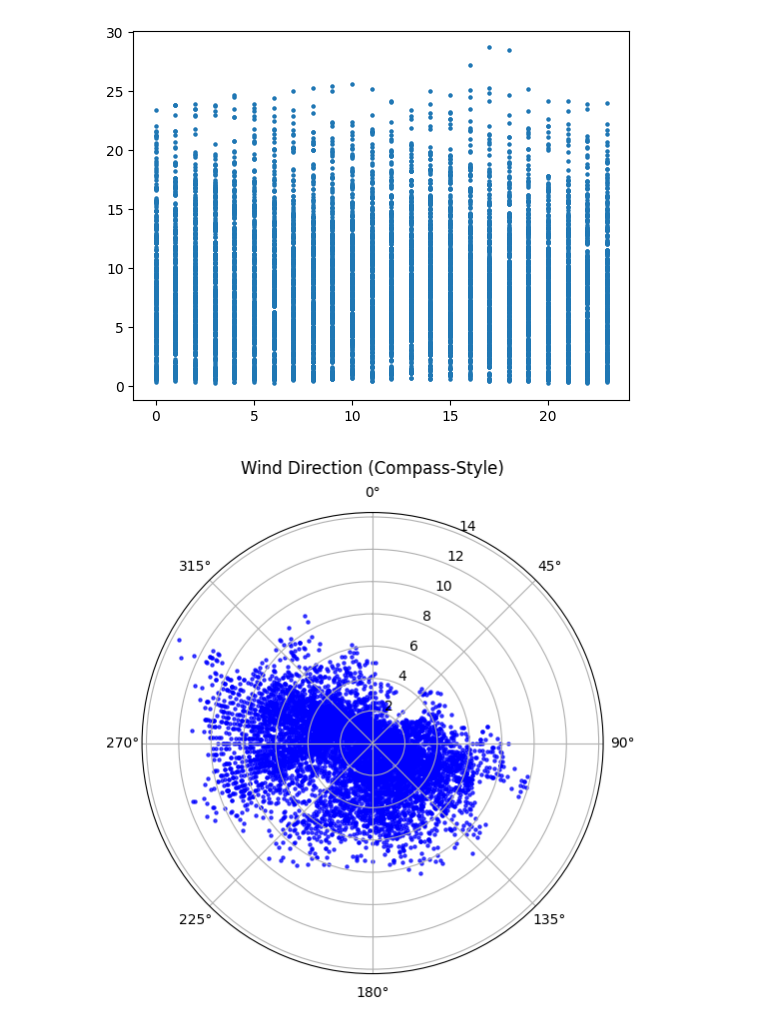
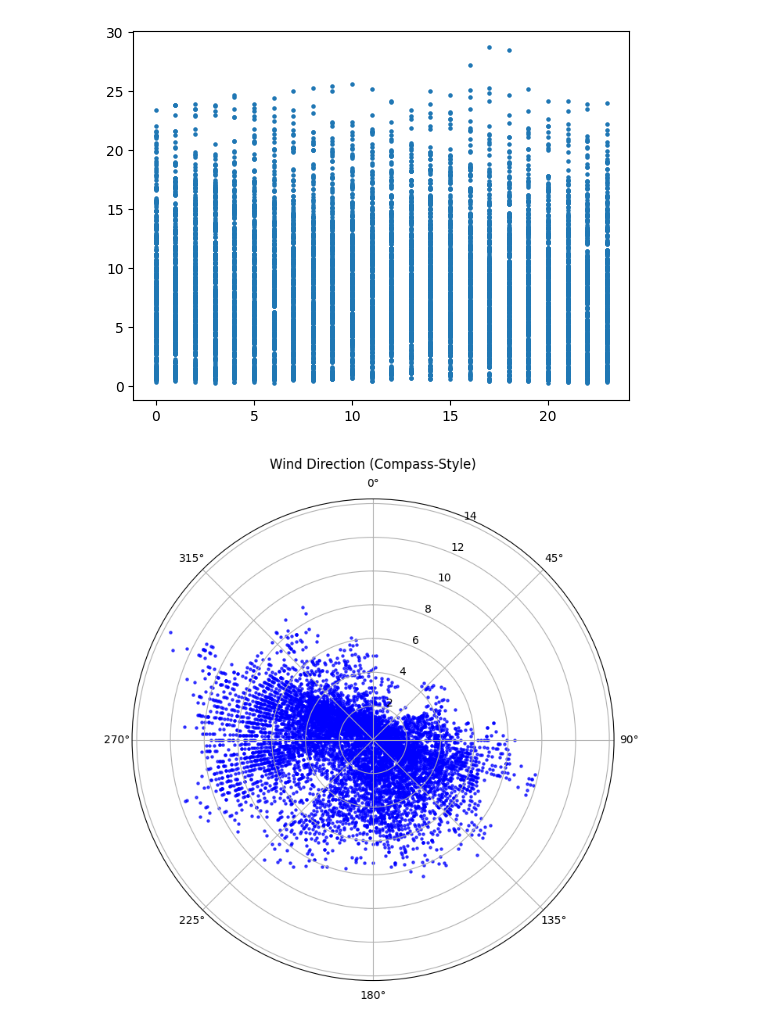
Before and after one commit to Indraadhikari/IND320_Indra, a Jupyter notebook: dashboard_basics_indra.ipynb, the cells around one changed output. Saved outputs shown, nothing was run; the diff lists cells and outputs as text; code cells hidden in the pictures.

```diff
--- a/dashboard_basics_indra.ipynb
+++ b/dashboard_basics_indra.ipynb
@@ -65,14 +48,14 @@ Index(['time', 'temperature_2m (°C)', 'precipitation (mm)',
 # %%
 theta = np.radians(df['wind_direction_10m (°)'])
 r = df['wind_speed_10m (m/s)']
 
-plt.figure(figsize=(6,6))
+plt.figure(figsize=(8,8))
 ax = plt.subplot(111, polar=True)
 ax.scatter(theta, r, s=5, c='b', alpha=0.7)
 
 ax.set_theta_zero_location("N")   # 0° at North
 ax.set_theta_direction(-1)        # clockwise
 plt.title("Wind Direction (Compass-Style)", va='bottom')
 plt.show()
 # %% [output]
-[figure, old version]
+[figure, new version]
```
Also changed, not shown: parts of 2 cells of this notebook.
